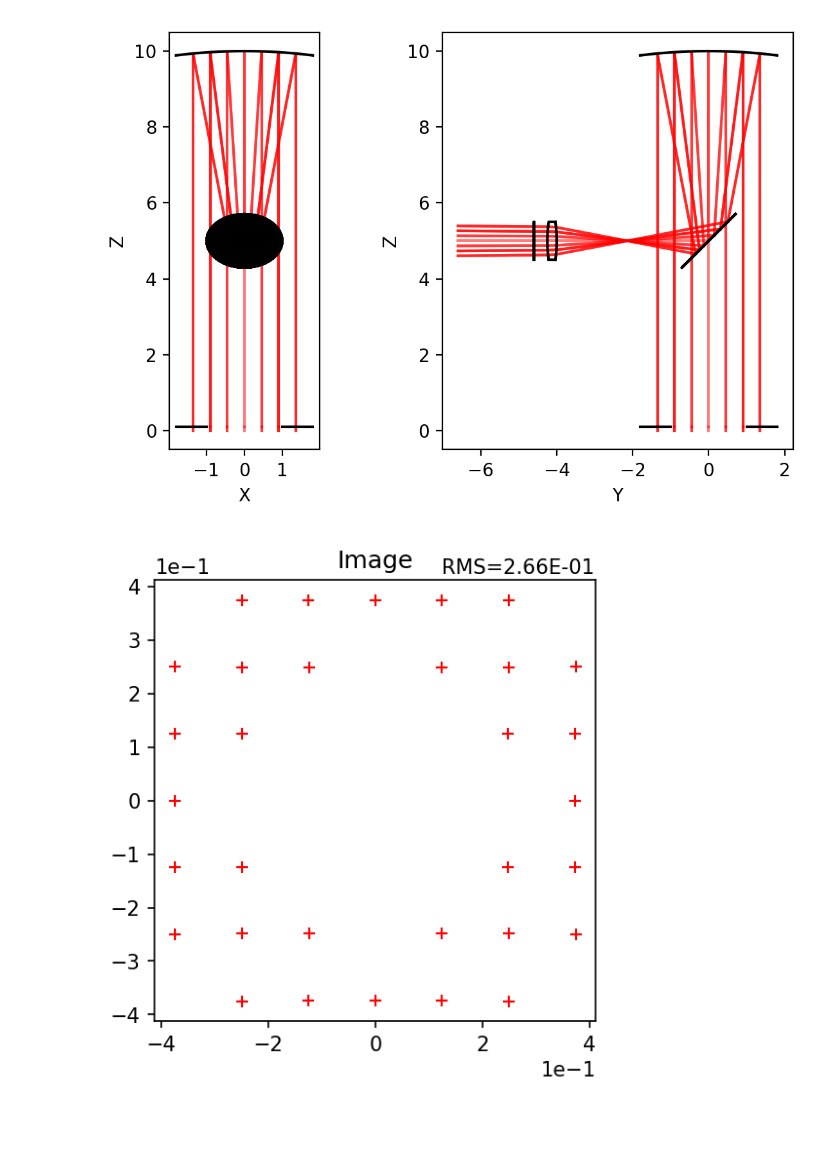
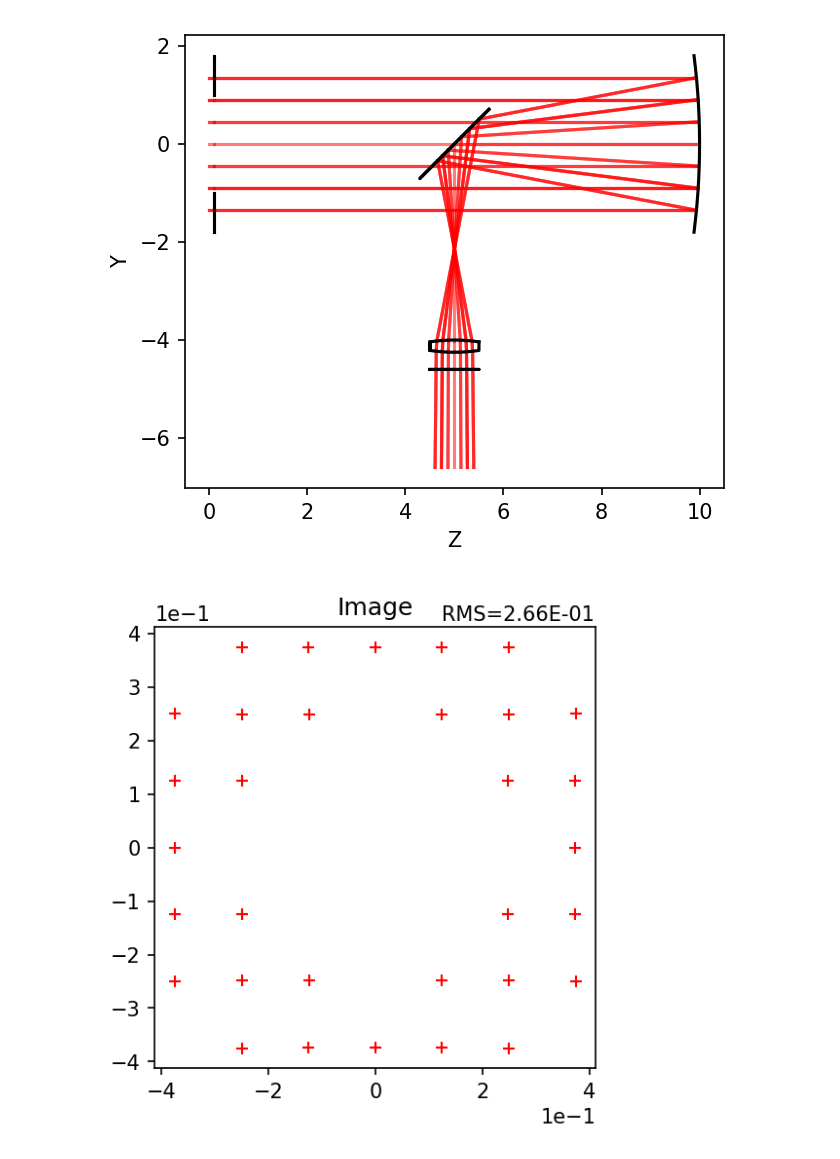
Before and after one commit to GNiendorf/tracepy, a Jupyter notebook: example_projects/Newtonian_Telescope.ipynb, the cells around one changed output. Drawn from its saved outputs; the diff is of its cells as text; code cells hidden in the pictures; blank space fills up the shorter version.

Commit message:
Flipped axes so that Z is along the 'x' direction in plots

```diff
--- a/example_projects/Newtonian_Telescope.ipynb
+++ b/example_projects/Newtonian_Telescope.ipynb
@@ -76,10 +76,10 @@ rayparams = {'color': 'red',
 gplt = vp.geoplot(geo, ray_group, pltparams=rayparams)
 oplt = vp.optplot(geo, ray_group)
 # %%
-plt.figure(dpi=200)
-gplt.plot2d()
+plt.figure(dpi=150)
+gplt.plotyz()
 # %% [output]
-[figure, old version]
+[figure, new version]
 # %%
 plt.figure(dpi=150)
 oplt.spotdiagram()
```
Also changed, not shown: 3 other files.
